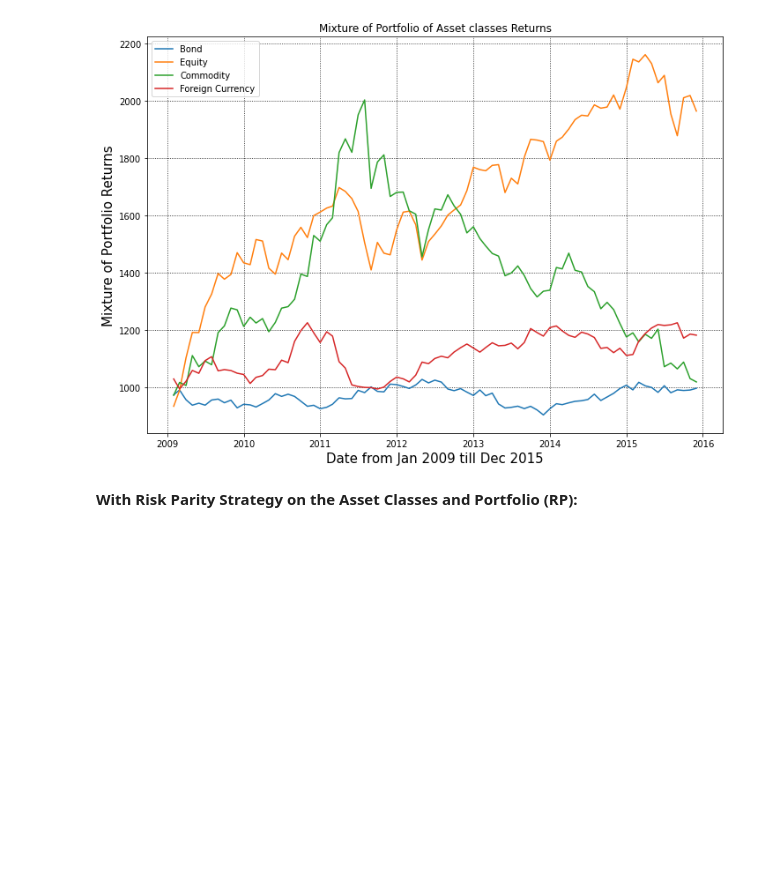
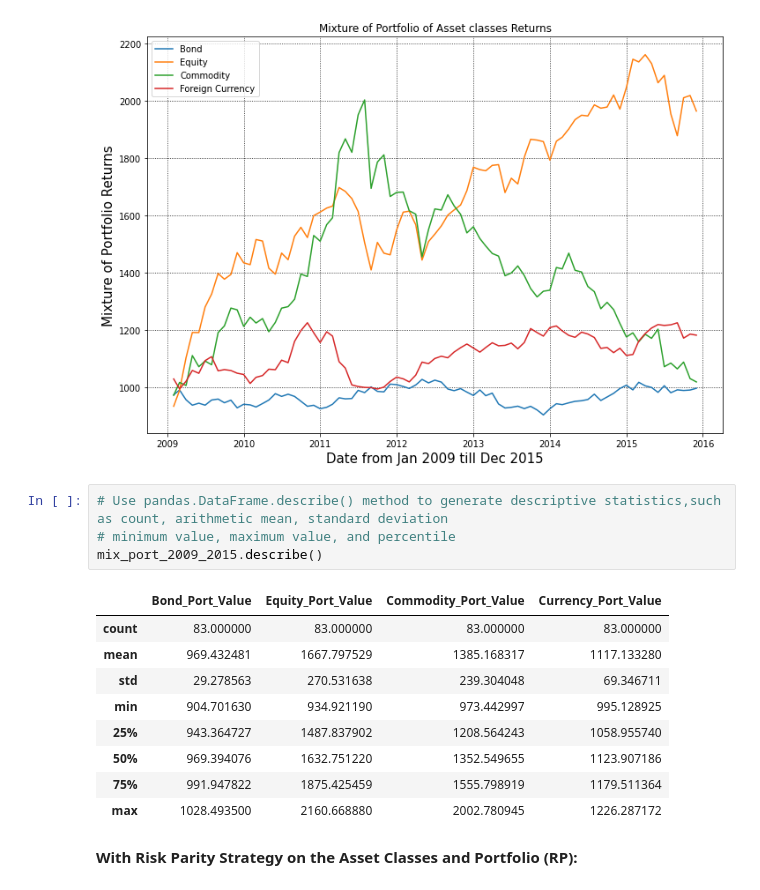
Before and after one commit to sherif603/Parity-Risk-Strategies, a Jupyter notebook: 2021_03_19_RP_2009_2015.ipynb, the cells around one changed output. Cells and saved outputs as stored; diff of their text form; blank space fills up the shorter version.

```diff
--- a/2021_03_19_RP_2009_2015.ipynb
+++ b/2021_03_19_RP_2009_2015.ipynb
@@ -2021,6 +2021,20 @@ plt.grid(True, color='k', linestyle=':')
 plt.legend(loc=2);
 # %% [output]
 [figure]
+# %%
+# Use pandas.DataFrame.describe() method to generate descriptive statistics,such as count, arithmetic mean, standard deviation
+# minimum value, maximum value, and percentile
+mix_port_2009_2015.describe()
+# %% [output]
+|  | Bond_Port_Value | Equity_Port_Value | Commodity_Port_Value | Currency_Port_Value |
+| count | 83.000000 | 83.000000 | 83.000000 | 83.000000 |
+| mean | 969.432481 | 1667.797529 | 1385.168317 | 1117.133280 |
+| std | 29.278563 | 270.531638 | 239.304048 | 69.346711 |
+| min | 904.701630 | 934.921190 | 973.442997 | 995.128925 |
+| 25% | 943.364727 | 1487.837902 | 1208.564243 | 1058.955740 |
+| 50% | 969.394076 | 1632.751220 | 1352.549655 | 1123.907186 |
+| 75% | 991.947822 | 1875.425459 | 1555.798919 | 1179.511364 |
+| max | 1028.493500 | 2160.668880 | 2002.780945 | 1226.287172 |
 # %% [markdown]
 **With Risk Parity Strategy on the Asset Classes and Portfolio (RP):**
 # %%
```
Also changed, not shown: parts of 14 cells of this notebook.
